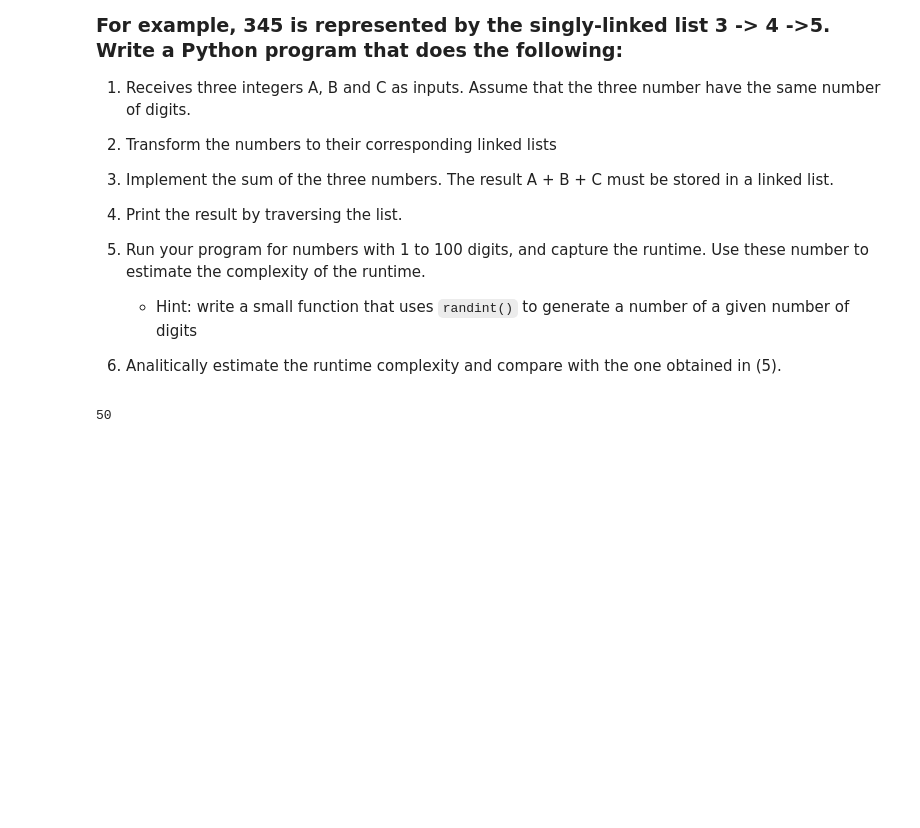
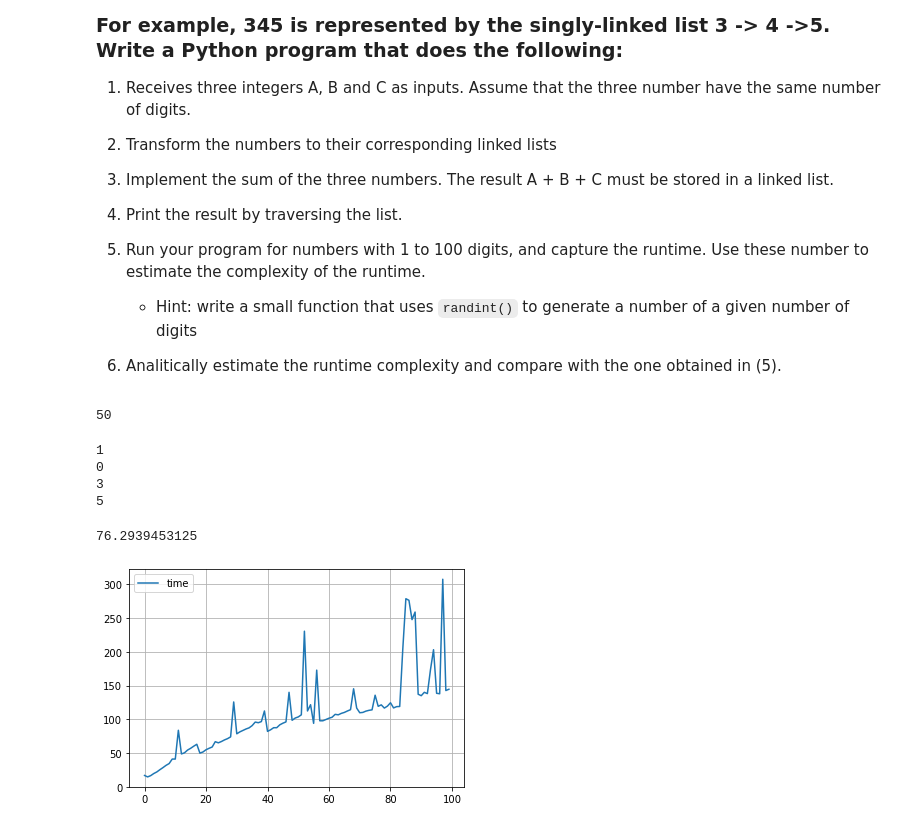
Before and after one commit to aproano2/cmp-3002-fall22-aproano, a Jupyter notebook: homework/hw2.ipynb, the cells around one changed output. Saved outputs shown, nothing was run; the diff lists cells and outputs as text; code cells hidden in the pictures; blank space fills up the shorter version.

```diff
--- a/homework/hw2.ipynb
+++ b/homework/hw2.ipynb
@@ -62,0 +584,37 @@ len(str(random.randint(10**49, 10**50)))
+# %%
+us, total = addThreeNumbers(l1, l2, l3)
+total.list_traversed()
+# %% [output]
+1
+0
+3
+5
+# %%
+print(us)
+# %% [output]
+76.2939453125
+# %%
+import random
+def int_len(n):
+    return random.randint(10**(n-1), 10**n)
+# %%
+total_time = list()
+for i in range(1,101):
+
+    l1 = int_to_list(int_len(i))
+    l2 = int_to_list(int_len(i))
+    l3 = int_to_list(int_len(i))
+
+    us, _ = addThreeNumbers(l1,l2,l3)
+    total_time.append(us)
+# %%
+import pandas as pd
+import matplotlib.pyplot as plt
+
+df = pd.DataFrame()
+df['time'] = total_time
+# %%
+df.plot()
+plt.grid()
+# %% [output]
+[figure, added]
```
Also changed, not shown: parts of 41 cells of this notebook.
